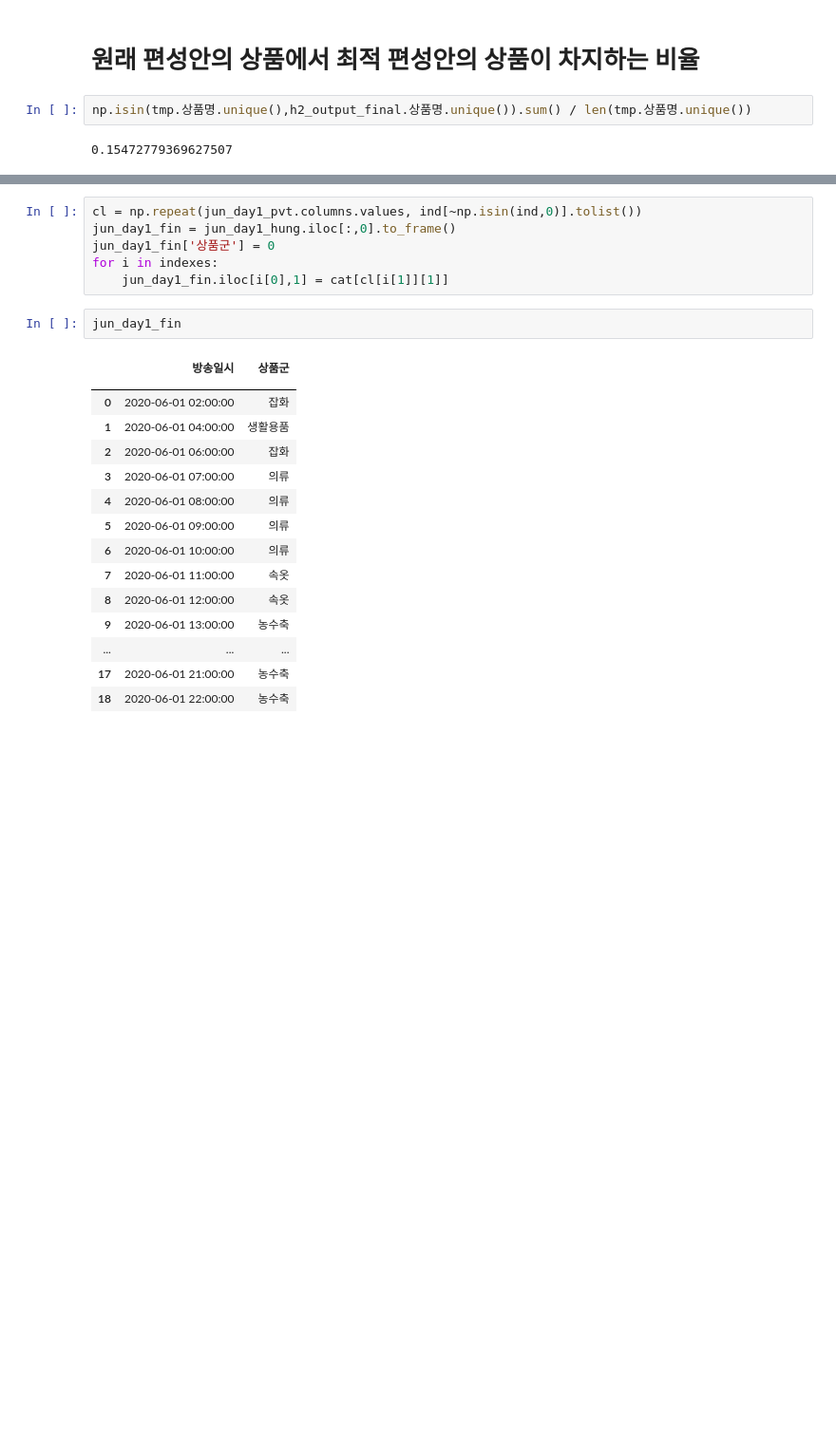
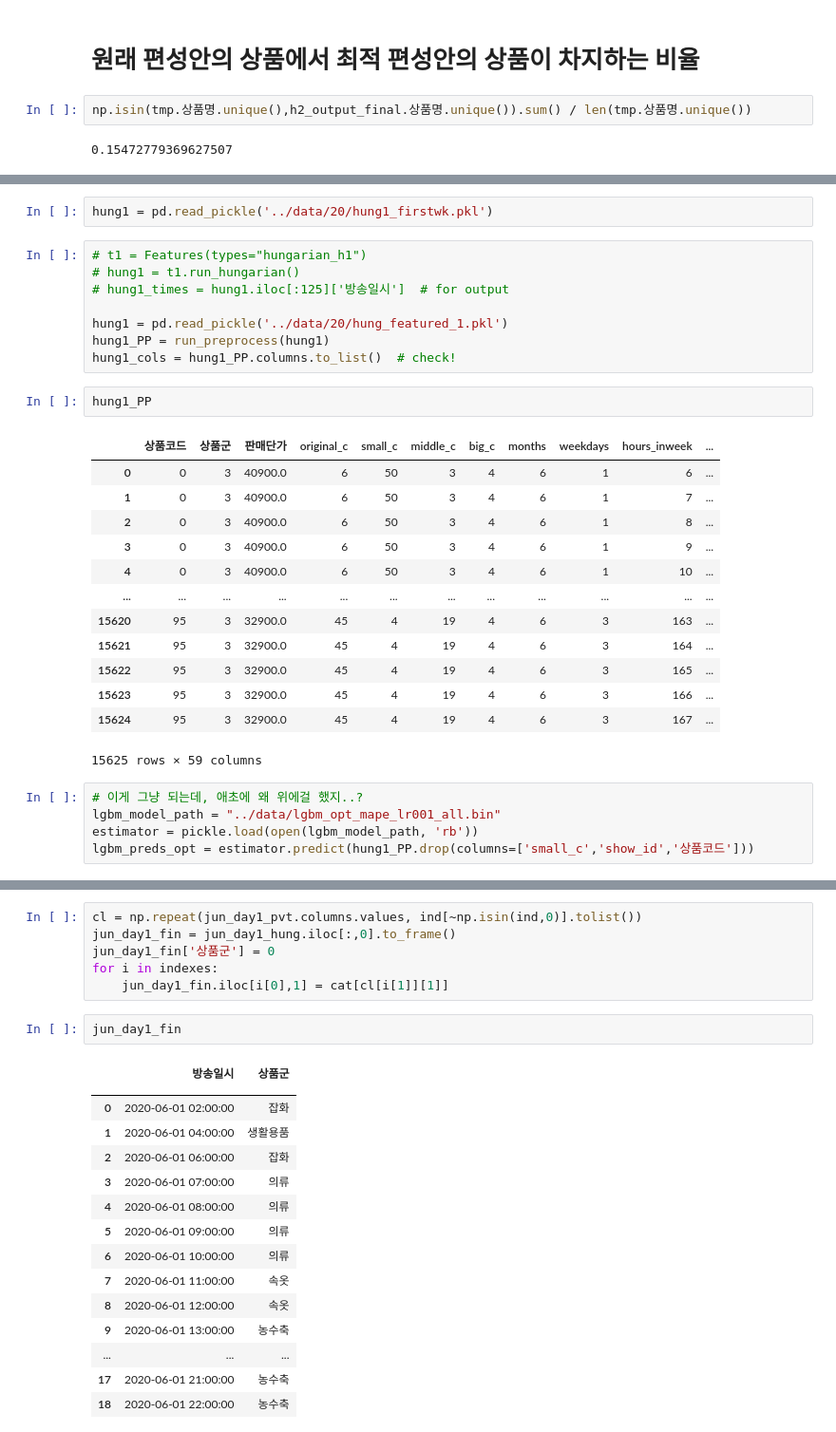
Before and after one commit to s-seo/bigcon_2020_mmmz, a Jupyter notebook: engine/hungarian.ipynb, the cells around one changed output, grey strips where cells are left out. Shown at 95% size. Cells and saved outputs as stored; diff of their text form; blank space fills up the shorter version.

```diff
--- a/engine/hungarian.ipynb
+++ b/engine/hungarian.ipynb
@@ -433,0 +522,31 @@ np.isin(tmp.상품명.unique(),h2_output_final.상품명.unique()).sum() / len(t
+# %%
+hung1 = pd.read_pickle('../data/20/hung1_firstwk.pkl')
+# %%
+# t1 = Features(types="hungarian_h1")
+# hung1 = t1.run_hungarian()
+# hung1_times = hung1.iloc[:125]['방송일시']  # for output
+
+hung1 = pd.read_pickle('../data/20/hung_featured_1.pkl')
+hung1_PP = run_preprocess(hung1)
+hung1_cols = hung1_PP.columns.to_list()  # check!
+# %%
+hung1_PP
+# %% [output]
+|  | 상품코드 | 상품군 | 판매단가 | original_c | small_c | middle_c | big_c | months | weekdays | hours_inweek | ... |
+| 0 | 0 | 3 | 40900.0 | 6 | 50 | 3 | 4 | 6 | 1 | 6 | ... |
+| 1 | 0 | 3 | 40900.0 | 6 | 50 | 3 | 4 | 6 | 1 | 7 | ... |
+| 2 | 0 | 3 | 40900.0 | 6 | 50 | 3 | 4 | 6 | 1 | 8 | ... |
+| 3 | 0 | 3 | 40900.0 | 6 | 50 | 3 | 4 | 6 | 1 | 9 | ... |
+| 4 | 0 | 3 | 40900.0 | 6 | 50 | 3 | 4 | 6 | 1 | 10 | ... |
+| ... | ... | ... | ... | ... | ... | ... | ... | ... | ... | ... | ... |
+| 15620 | 95 | 3 | 32900.0 | 45 | 4 | 19 | 4 | 6 | 3 | 163 | ... |
+| 15621 | 95 | 3 | 32900.0 | 45 | 4 | 19 | 4 | 6 | 3 | 164 | ... |
+| 15622 | 95 | 3 | 32900.0 | 45 | 4 | 19 | 4 | 6 | 3 | 165 | ... |
+| 15623 | 95 | 3 | 32900.0 | 45 | 4 | 19 | 4 | 6 | 3 | 166 | ... |
+| 15624 | 95 | 3 | 32900.0 | 45 | 4 | 19 | 4 | 6 | 3 | 167 | ... |
+15625 rows × 59 columns
+# %%
+# 이게 그냥 되는데, 애초에 왜 위에걸 했지..?
+lgbm_model_path = "../data/lgbm_opt_mape_lr001_all.bin"
+estimator = pickle.load(open(lgbm_model_path, 'rb'))
+lgbm_preds_opt = estimator.predict(hung1_PP.drop(columns=['small_c','show_id','상품코드']))
```
Also changed, not shown: parts of 17 cells of this notebook, 1 other file.
